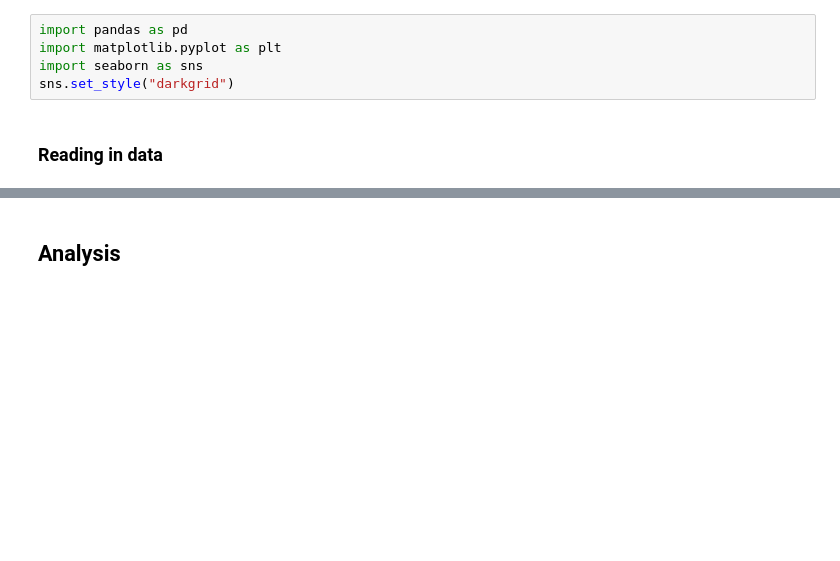
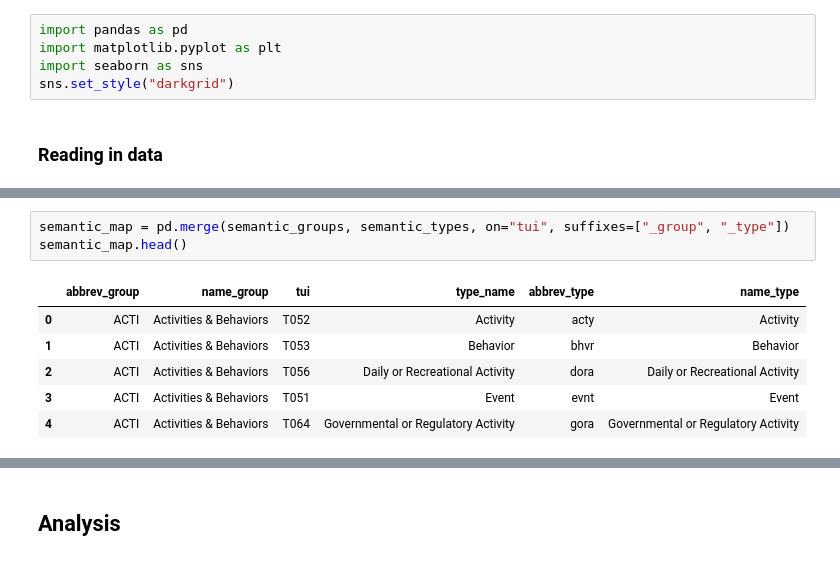
Before and after one commit to jxandercrawford/Text2Graph, a Jupyter notebook: experiments/ctakes_vs_metamap/compare_concepts.ipynb, the cells around one changed output, grey strips where cells are left out. Drawn from its saved outputs; the diff is of its cells as text; blank space fills up the shorter version.

```diff
--- a/experiments/ctakes_vs_metamap/compare_concepts.ipynb
+++ b/experiments/ctakes_vs_metamap/compare_concepts.ipynb
@@ -26,0 +67,10 @@ ctakes.head(3)
+# %%
+semantic_map = pd.merge(semantic_groups, semantic_types, on="tui", suffixes=["_group", "_type"])
+semantic_map.head()
+# %% [output]
+|  | abbrev_group | name_group | tui | type_name | abbrev_type | name_type |
+| 0 | ACTI | Activities & Behaviors | T052 | Activity | acty | Activity |
+| 1 | ACTI | Activities & Behaviors | T053 | Behavior | bhvr | Behavior |
+| 2 | ACTI | Activities & Behaviors | T056 | Daily or Recreational Activity | dora | Daily or Recreational Activity |
+| 3 | ACTI | Activities & Behaviors | T051 | Event | evnt | Event |
+| 4 | ACTI | Activities & Behaviors | T064 | Governmental or Regulatory Activity | gora | Governmental or Regulatory Activity |
```
Also changed, not shown: parts of 18 cells of this notebook, 12 other files.
